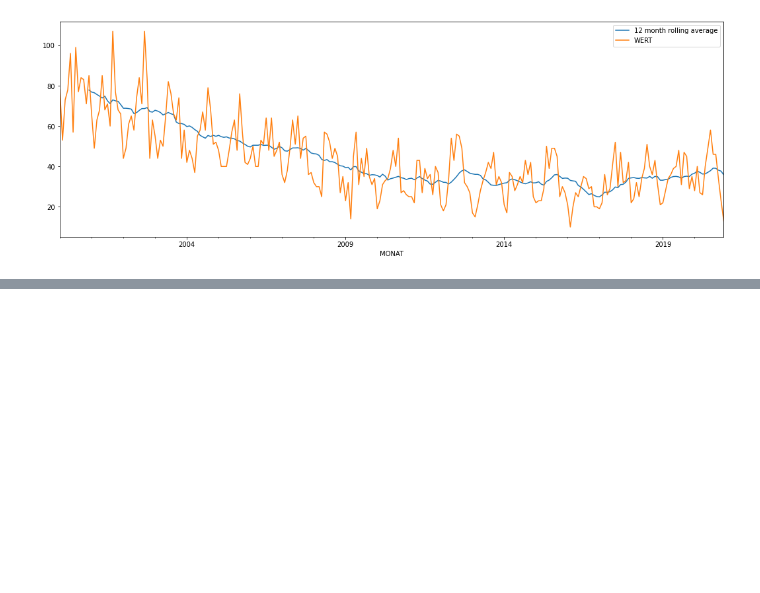
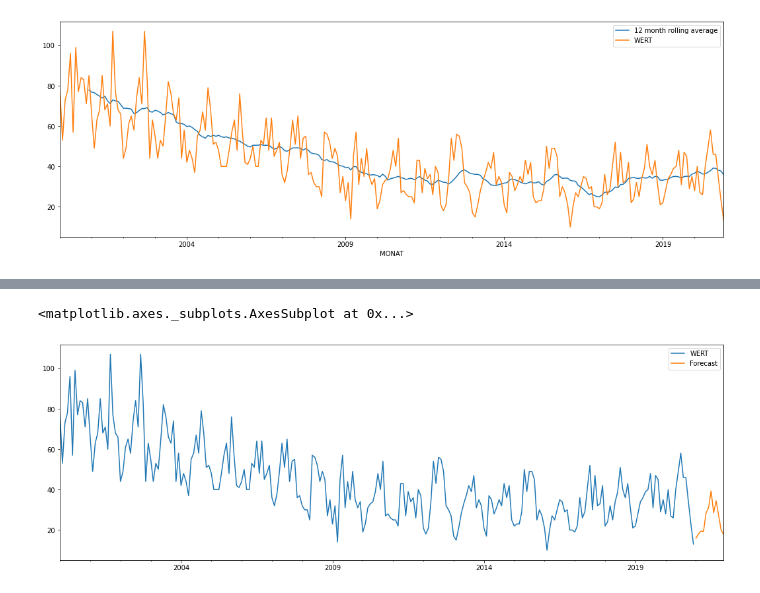
Before and after one commit to asalarp/dps_challenge, a Jupyter notebook: Mission1.ipynb, the cells around one changed output, grey strips where cells are left out. Cells and saved outputs as stored; diff of their text form; code cells hidden in the pictures; blank space fills up the shorter version.

```diff
--- a/Mission1.ipynb
+++ b/Mission1.ipynb
@@ -203,0 +234,17 @@ plt.legend()
+# %%
+# for future forecasting we need to add time datetime
+# to do so we can use pandas DateOffset to create date
+# for the next year(2021) and then concatenate them
+# with previous data frame
+
+from pandas.tseries.offsets import DateOffset
+df_forecast_future = pd.DataFrame(index=[df_forecast.index[-1] + DateOffset(months=i) for i in range(1, 13)], columns=df_forecast.columns)
+df_forecast_future = pd.concat([df_forecast, df_forecast_future])
+# %%
+# forecasting values for the year 2021
+
+df_forecast_future['Forecast'] = history.predict('2021-01-01', '2021-12-01')
+df_forecast_future[['WERT', 'Forecast']].plot()
+# %% [output]
+<matplotlib.axes._subplots.AxesSubplot at 0x...>
+[figure, added]
```
Also changed, not shown: parts of 5 cells of this notebook.
